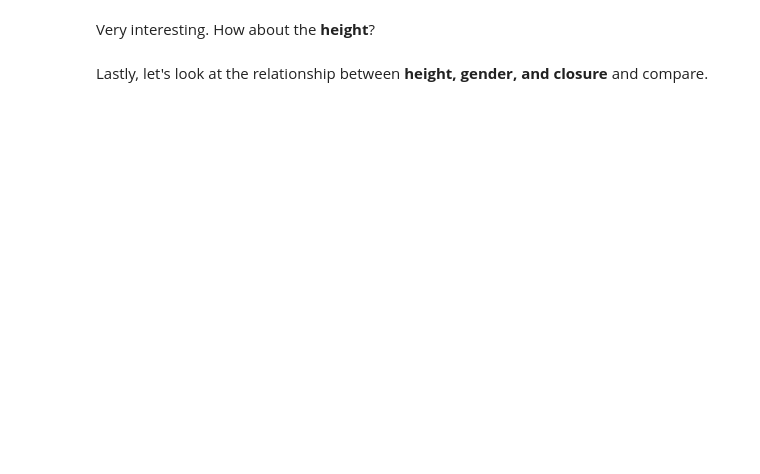
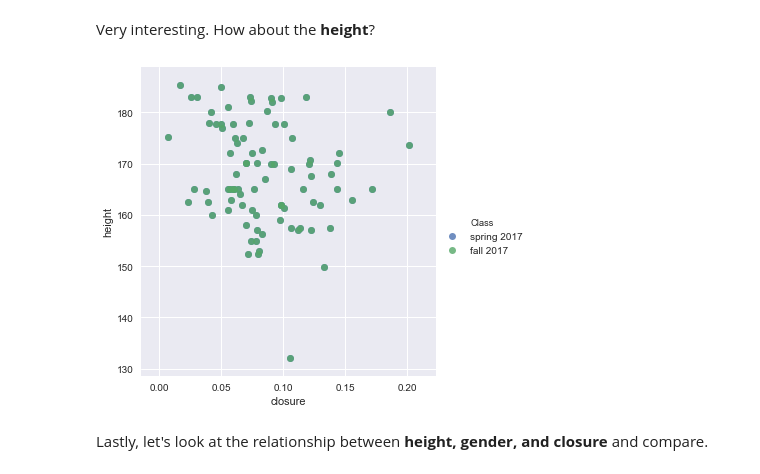
Before and after one commit to ds-modules/LINGUIS-110, a Jupyter notebook: VOT/Assignment.ipynb, the cells around one changed output. Cells and saved outputs as stored; diff of their text form; code cells hidden in the pictures; blank space fills up the shorter version.

```diff
--- a/VOT/Assignment.ipynb
+++ b/VOT/Assignment.ipynb
@@ -194,7 +261,9 @@ sns.violinplot(x="closure", y="language", data=sp17, ax=ax[1]).set_ylabel('')
 # %% [markdown]
 Very interesting. How about the **height**?
 # %%
-sns.lmplot('closure', 'height', data=sp17fa17, fit_reg=False, hue='Class')
+ax = sns.lmplot('closure', 'height', data=sp17fa17, fit_reg=False, hue='Class')
+# %% [output]
+[figure, added]
 # %% [markdown]
 Lastly, let's look at the relationship between **height, gender, and closure** and compare.
 # %%
```
Also changed, not shown: parts of 43 cells of this notebook.
